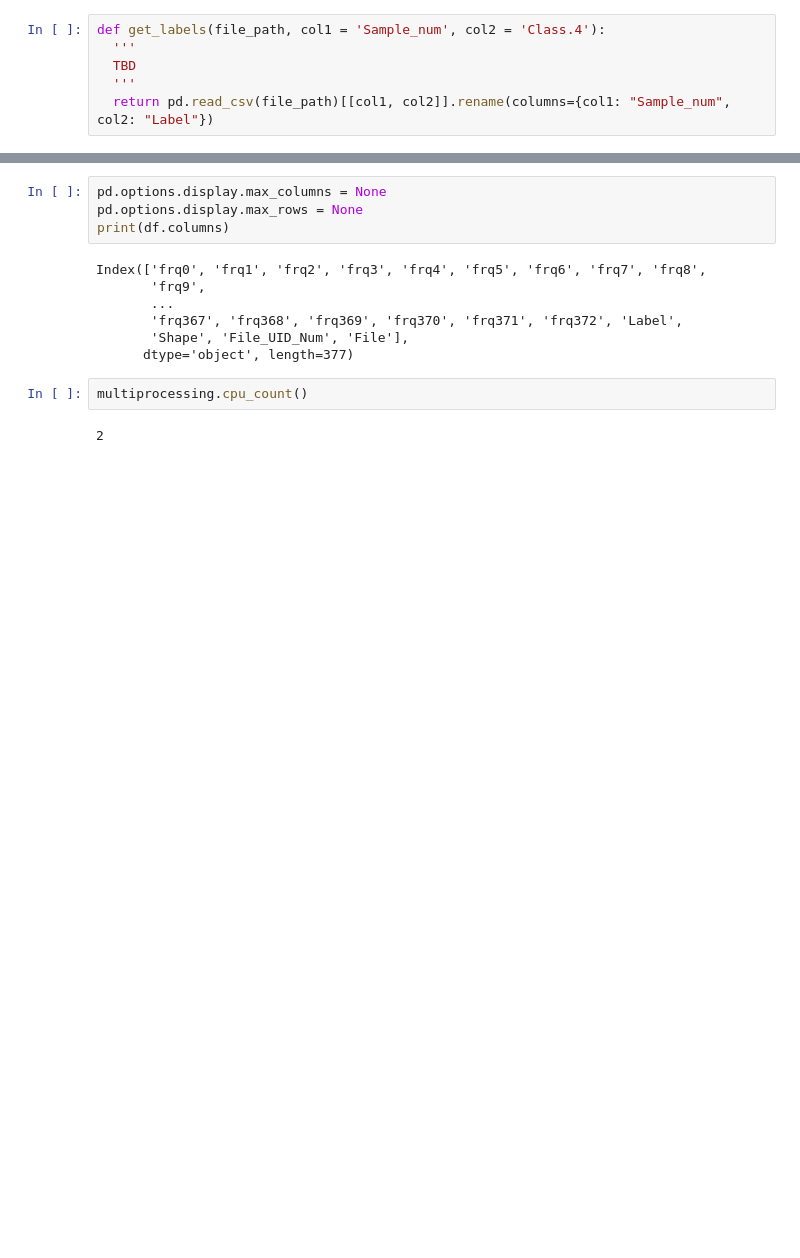
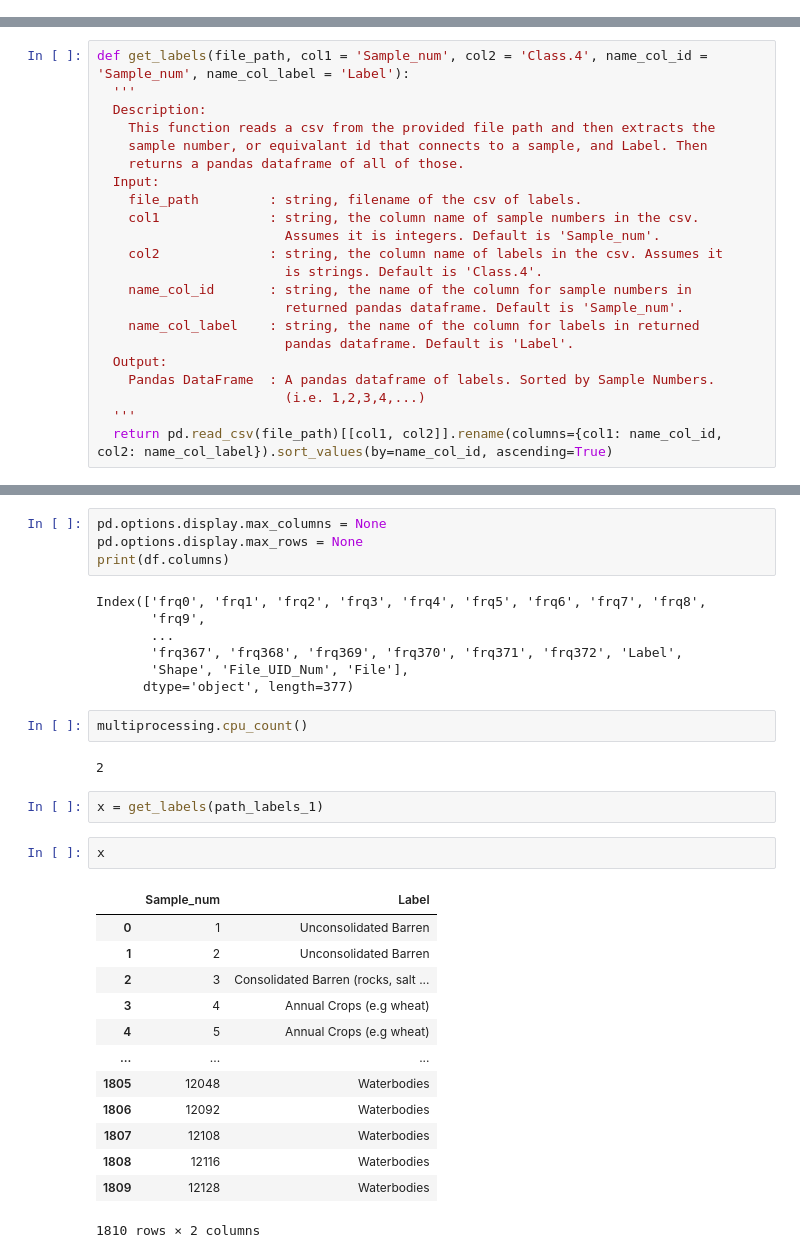
Before and after one commit to sameerkhansf/BioSoundSCape_SSU_Computer_Science, a Jupyter notebook: Land_Classification_1D/Sams.ipynb, the cells around one changed output, grey strips where cells are left out. Saved outputs shown, nothing was run; the diff lists cells and outputs as text; blank space fills up the shorter version.

```diff
--- a/Land_Classification_1D/Sams.ipynb
+++ b/Land_Classification_1D/Sams.ipynb
@@ -83,9 +88,3 @@ label_cols = [('Sample_num','Class.4'), ('Sample_num','Class.3'), ('Sample_num',
 ##Functions
 # %% [markdown]
 ### General Functions
-# %%
-def get_labels(file_path, col1 = 'Sample_num', col2 = 'Class.4'):
-  '''
-  TBD
-  '''
-  return pd.read_csv(file_path)[[col1, col2]].rename(columns={col1: "Sample_num", col2: "Label"})
@@ -120,0 +91,22 @@ def trim_data_files(filenames, labels):
+# %%
+def get_labels(file_path, col1 = 'Sample_num', col2 = 'Class.4', name_col_id = 'Sample_num', name_col_label = 'Label'):
+  '''
+  Description:
+    This function reads a csv from the provided file path and then extracts the
+    sample number, or equivalant id that connects to a sample, and Label. Then
+    returns a pandas dataframe of all of those.
+  Input:
+    file_path         : string, filename of the csv of labels.
+    col1              : string, the column name of sample numbers in the csv.
+                        Assumes it is integers. Default is 'Sample_num'.
+    col2              : string, the column name of labels in the csv. Assumes it
+                        is strings. Default is 'Class.4'.
+    name_col_id       : string, the name of the column for sample numbers in
+                        returned pandas dataframe. Default is 'Sample_num'.
+    name_col_label    : string, the name of the column for labels in returned
+                        pandas dataframe. Default is 'Label'.
+  Output:
+    Pandas DataFrame  : A pandas dataframe of labels. Sorted by Sample Numbers.
+                        (i.e. 1,2,3,4,...)
+  '''
+  return pd.read_csv(file_path)[[col1, col2]].rename(columns={col1: name_col_id, col2: name_col_label}).sort_values(by=name_col_id, ascending=True)
@@ -851,3 +905,21 @@ Index(['frq0', 'frq1', 'frq2', 'frq3', 'frq4', 'frq5', 'frq6', 'frq7', 'frq8',
 multiprocessing.cpu_count()
 # %% [output]
 2
+# %%
+x = get_labels(path_labels_1)
+# %%
+x
+# %% [output]
+|  | Sample_num | Label |
+| 0 | 1 | Unconsolidated Barren |
+| 1 | 2 | Unconsolidated Barren |
+| 2 | 3 | Consolidated Barren (rocks, salt ... |
+| 3 | 4 | Annual Crops (e.g wheat) |
+| 4 | 5 | Annual Crops (e.g wheat) |
+| ... | ... | ... |
+| 1805 | 12048 | Waterbodies |
+| 1806 | 12092 | Waterbodies |
+| 1807 | 12108 | Waterbodies |
+| 1808 | 12116 | Waterbodies |
+| 1809 | 12128 | Waterbodies |
+1810 rows × 2 columns
```
Also changed, not shown: parts of 21 cells of this notebook.
